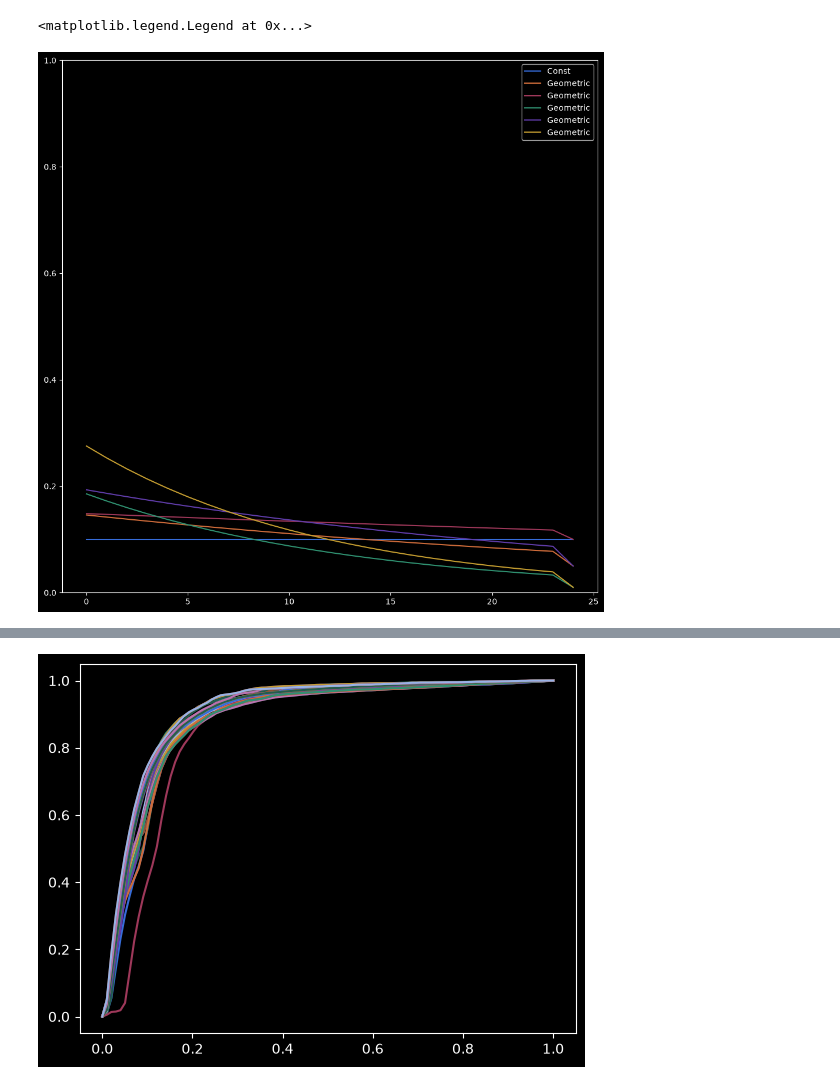
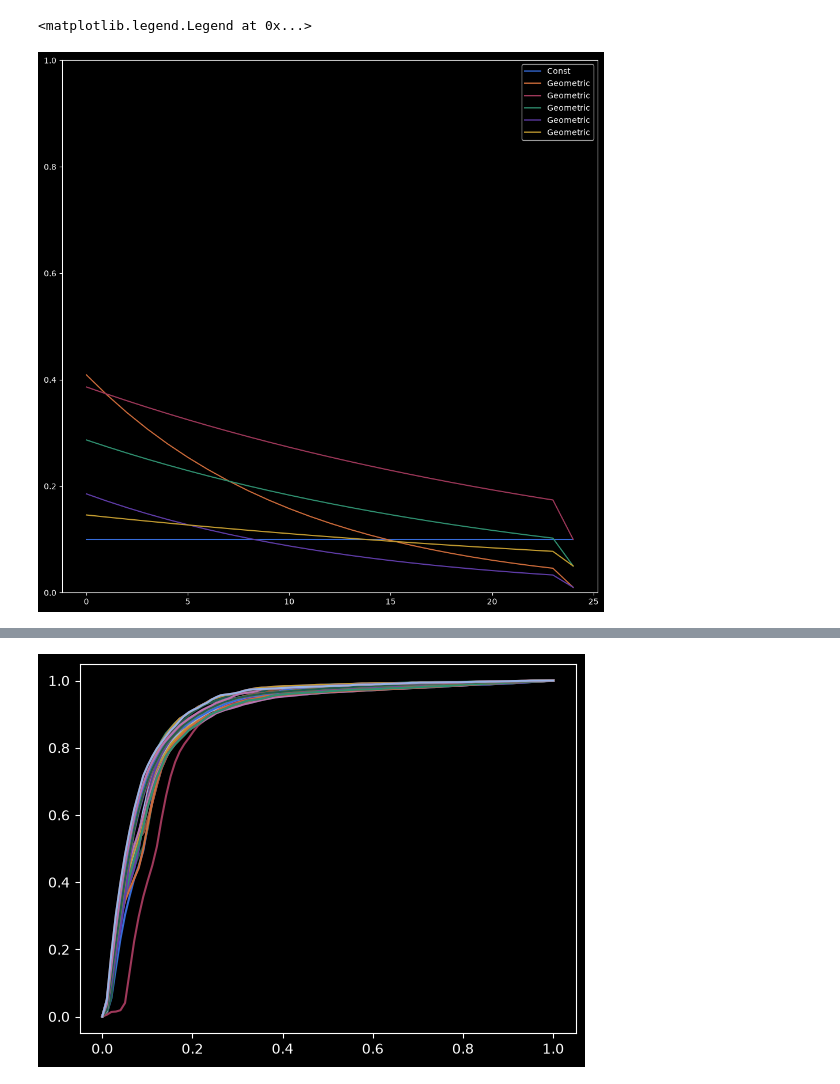
Before and after one commit to T-im4i-k/Active-Learning-for-Email-Interaction-Dynamics, a Jupyter notebook: src/email_outreach/notes/alpha_scheduling.ipynb, the cells around one changed output, grey strips where cells are left out. Cells and saved outputs as stored; diff of their text form; code cells hidden in the pictures.

```diff
--- a/src/email_outreach/notes/alpha_scheduling.ipynb
+++ b/src/email_outreach/notes/alpha_scheduling.ipynb
@@ -106,36 +71,21 @@ geom_conf = {
 # %%
-geometric_alpha_scheduler = AlphaSchedulerFactory.from_config(geom_conf)
+plt.figure(figsize=(12, 12))
+
+plt.plot(batch_nums, [ConstantCoefScheduler(0.1)(CoefSchedulerArgs(batch_num, 0)) for batch_num in batch_nums], label="Const")
+
+plt.plot(batch_nums, [GeometricCoefScheduler(0.45, 0.01, batch_sizes)(CoefSchedulerArgs(batch_num, 0)) for batch_num in batch_nums], label="Geometric")
+
+plt.plot(batch_nums, [GeometricCoefScheduler(0.4, 0.1, batch_sizes)(CoefSchedulerArgs(batch_num, 0)) for batch_num in batch_nums], label="Geometric")
+
+plt.plot(batch_nums, [GeometricCoefScheduler(0.3, 0.05, batch_sizes)(CoefSchedulerArgs(batch_num, 0)) for batch_num in batch_nums], label="Geometric")
+
+plt.plot(batch_nums, [GeometricCoefScheduler(0.2, 0.01, batch_sizes)(CoefSchedulerArgs(batch_num, 0)) for batch_num in batch_nums], label="Geometric")
 
 
-
-plt.figure(figsize=(12, 12))
-
-plt.plot(batch_nums, [ConstantAlphaScheduler(0.1)(AlphaSchedulerArgs(batch_num, 0)) for batch_num in batch_nums], label="Const")
-
-plt.plot(batch_nums, [GeometricAlphaScheduler(0.15, 0.05, batch_sizes)(AlphaSchedulerArgs(batch_num, 0)) for batch_num in batch_nums], label="Geometric")
-
-plt.plot(batch_nums, [GeometricAlphaScheduler(0.15, 0.1, batch_sizes)(AlphaSchedulerArgs(batch_num, 0)) for batch_num in batch_nums], label="Geometric")
-
-plt.plot(batch_nums, [GeometricAlphaScheduler(0.2, 0.01, batch_sizes)(AlphaSchedulerArgs(batch_num, 0)) for batch_num in batch_nums], label="Geometric")
-
-plt.plot(batch_nums, [GeometricAlphaScheduler(0.2, 0.05, batch_sizes)(AlphaSchedulerArgs(batch_num, 0)) for batch_num in batch_nums], label="Geometric")
-
-
-plt.plot(batch_nums, [GeometricAlphaScheduler(0.3, 0.01, batch_sizes)(AlphaSchedulerArgs(batch_num, 0)) for batch_num in batch_nums], label="Geometric")
-
-# plt.plot(batch_nums, [GeometricAlphaScheduler(0.3, 0.2, batch_sizes)(AlphaSchedulerArgs(batch_num, 0)) for batch_num in batch_nums], label="Geometric")
-
-# plt.plot(batch_nums, [GeometricAlphaScheduler(0.3, 0.15, batch_sizes)(AlphaSchedulerArgs(batch_num, 0)) for batch_num in batch_nums], label="Geometric")
-
-
-# plt.plot(batch_nums, [GeometricAlphaScheduler(0.25, 0.15, batch_sizes)(AlphaSchedulerArgs(batch_num, 0)) for batch_num in batch_nums], label="Geometric")
-
-
-# plt.plot(batch_nums, [LinearAlphaScheduler(0.3, 0.15, batch_sizes)(AlphaSchedulerArgs(batch_num, 0)) for batch_num in batch_nums], label="Linear")
-
+plt.plot(batch_nums, [GeometricCoefScheduler(0.15, 0.05, batch_sizes)(CoefSchedulerArgs(batch_num, 0)) for batch_num in batch_nums], label="Geometric")
 
 plt.ylim(0, 1)
 plt.legend()
 # %% [output]
 <matplotlib.legend.Legend at 0x...>
-[figure, old version]
+[figure, new version]
```
Also changed, not shown: parts of 26 cells of this notebook, 8 other files.
